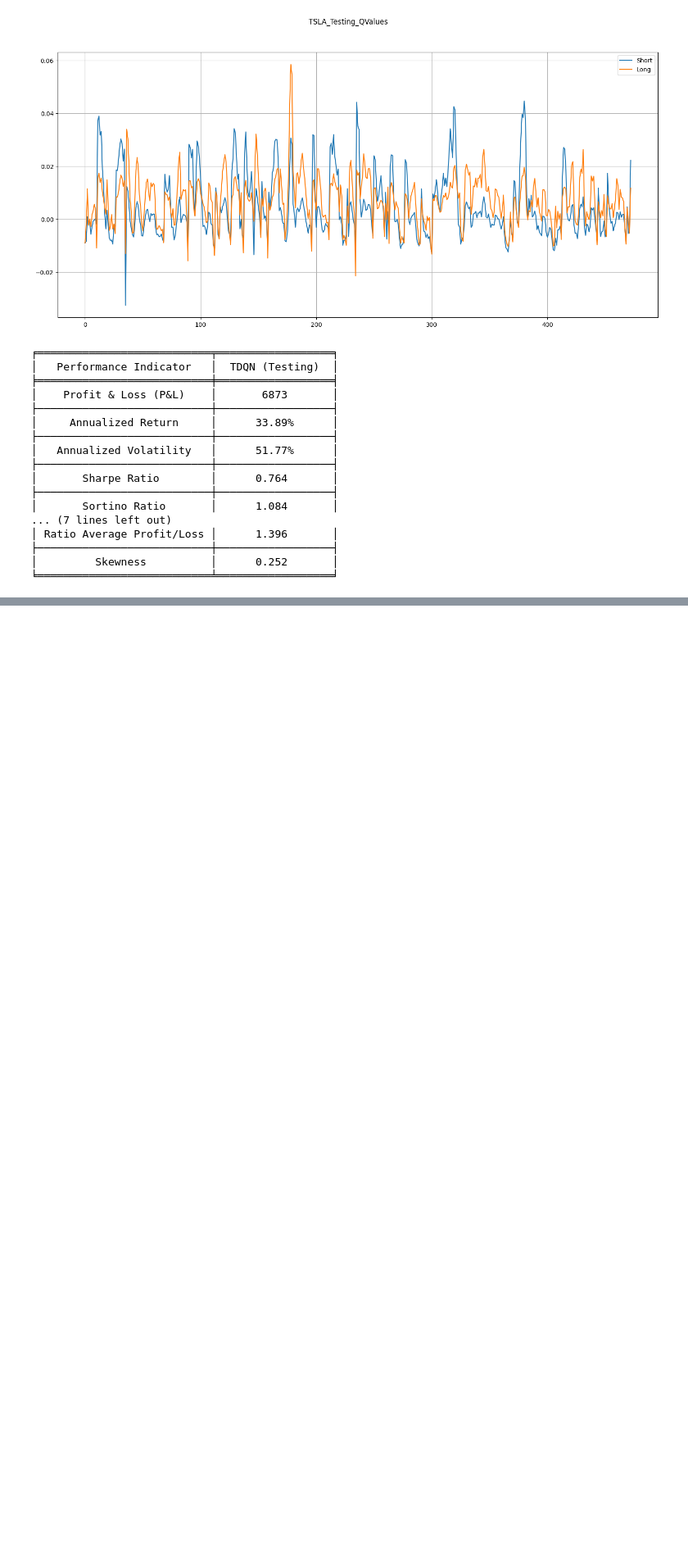
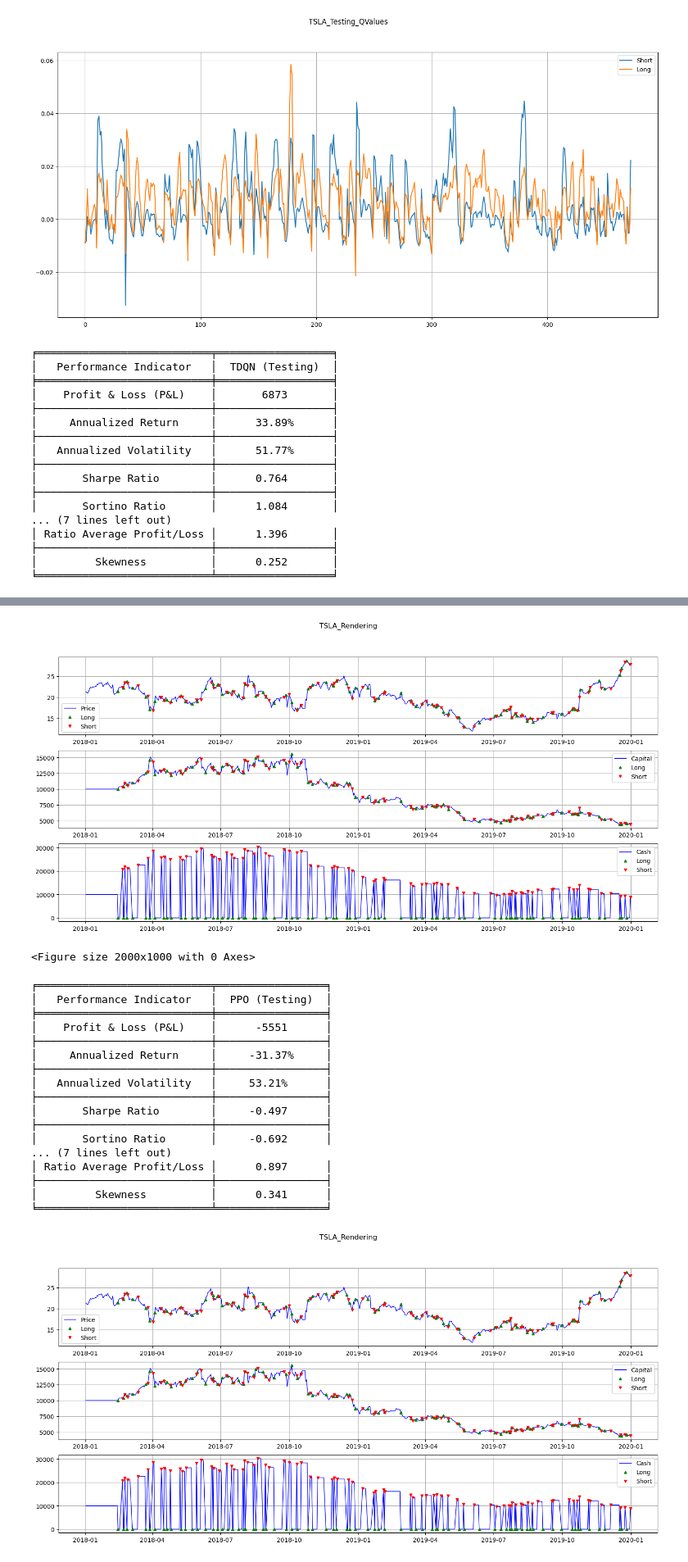
Before and after one commit to Jcz125/An-Application-of-Deep-Reinforcement-Learning-to-Algorithmic-Trading, a Jupyter notebook: demo.ipynb, the cells around one changed output, grey strips where cells are left out. Shown at 82% size. Cells and saved outputs as stored; diff of their text form; code cells hidden in the pictures; blank space fills up the shorter version.

```diff
--- a/demo.ipynb
+++ b/demo.ipynb
@@ -121,14 +148,35 @@ testingEnv = tradingStrategy.testing(trainingEnv,
 # %%
-stock = simulator.getStock(stocks[0])
+stock = simulator.getStock(stocks[1])
 
 tradingStrategy = PPO(observationSpace, actionSpace)
 tradingStrategy.loadModel(f"Models/vanilla_PPO_{stock}.model")
 
 trainingEnv = TradingEnv(stock, startingDate, splitingDate, money, stateLength, transactionCosts)
 testingEnv = TradingEnv(stock, splitingDate, endingDate, money, stateLength, transactionCosts, liveData=testOnLiveData)
 
 testingEnv = tradingStrategy.testing(trainingEnv,
                                      testingEnv,
                                      rendering=DisplayOption(False, testPlotQValues, False),
                                      showPerformance=testShowPerformance,
                                      interactiveTradingGraph=interactiveTest)
+# %% [output]
+[figure, added]
+<Figure size 2000x1000 with 0 Axes>
+╒═══════════════════════════╤═════════════════╕
+│   Performance Indicator   │  PPO (Testing)  │
+╞═══════════════════════════╪═════════════════╡
+│    Profit & Loss (P&L)    │      -5551      │
+├───────────────────────────┼─────────────────┤
+│     Annualized Return     │     -31.37%     │
+├───────────────────────────┼─────────────────┤
+│   Annualized Volatility   │     53.21%      │
+├───────────────────────────┼─────────────────┤
+│       Sharpe Ratio        │     -0.497      │
+├───────────────────────────┼─────────────────┤
+│       Sortino Ratio       │     -0.692      │
+... (7 lines left out)
+│ Ratio Average Profit/Loss │      0.897      │
+├───────────────────────────┼─────────────────┤
+│         Skewness          │      0.341      │
+╘═══════════════════════════╧═════════════════╛
+[figure, added]
```
Also changed, not shown: parts of 3 cells of this notebook, 2 other files.
